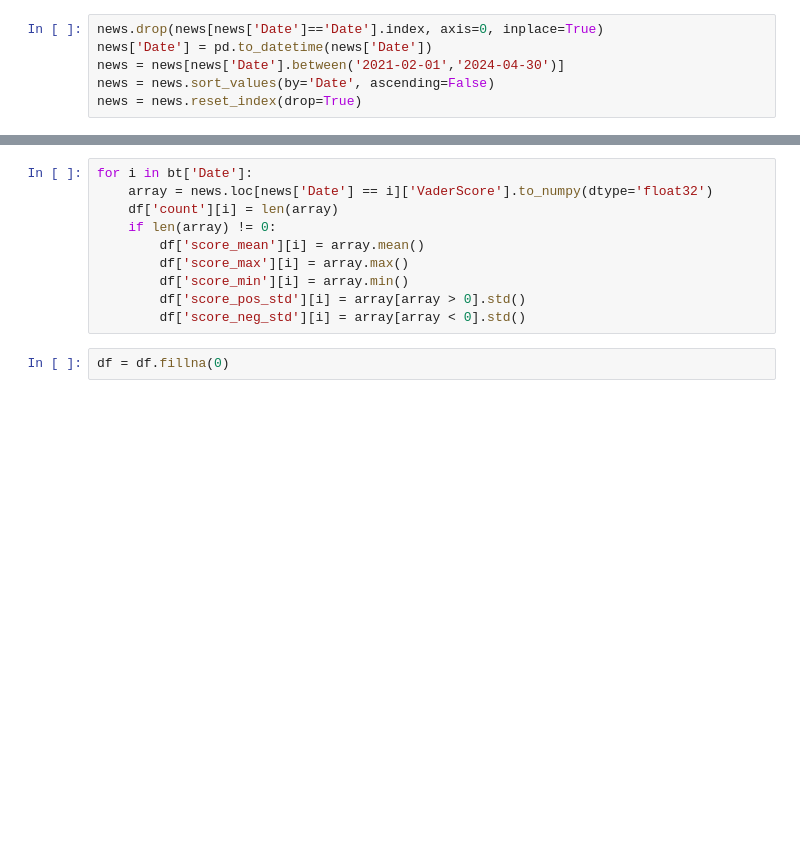
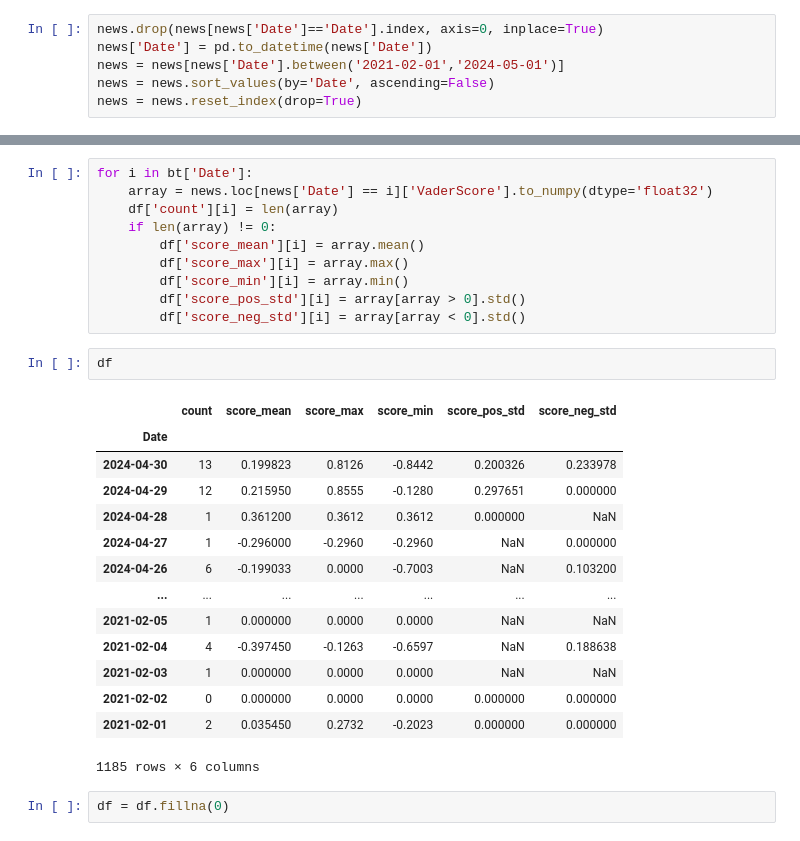
Before and after one commit to kyuhyeokGithub/BTC_volatility, a Jupyter notebook: data_processing/Data_preprocessing.ipynb, the cells around one changed output, grey strips where cells are left out. Drawn from its saved outputs; the diff is of its cells as text; blank space fills up the shorter version.

```diff
--- a/data_processing/Data_preprocessing.ipynb
+++ b/data_processing/Data_preprocessing.ipynb
@@ -74,6 +114,6 @@ news = pd.read_csv("data/news_data_all.csv")
 # %%
 news.drop(news[news['Date']=='Date'].index, axis=0, inplace=True)
 news['Date'] = pd.to_datetime(news['Date'])
-news = news[news['Date'].between('2021-02-01','2024-04-30')]
+news = news[news['Date'].between('2021-02-01','2024-05-01')]
 news = news.sort_values(by='Date', ascending=False)
 news = news.reset_index(drop=True)
@@ -100,6 +156,23 @@ for i in bt['Date']:
         df['score_min'][i] = array.min()
         df['score_pos_std'][i] = array[array > 0].std()
         df['score_neg_std'][i] = array[array < 0].std()
+# %%
+df
+# %% [output]
+|  | count | score_mean | score_max | score_min | score_pos_std | score_neg_std |
+| Date |  |  |  |  |  |  |
+| 2024-04-30 | 13 | 0.199823 | 0.8126 | -0.8442 | 0.200326 | 0.233978 |
+| 2024-04-29 | 12 | 0.215950 | 0.8555 | -0.1280 | 0.297651 | 0.000000 |
+| 2024-04-28 | 1 | 0.361200 | 0.3612 | 0.3612 | 0.000000 | NaN |
+| 2024-04-27 | 1 | -0.296000 | -0.2960 | -0.2960 | NaN | 0.000000 |
+| 2024-04-26 | 6 | -0.199033 | 0.0000 | -0.7003 | NaN | 0.103200 |
+| ... | ... | ... | ... | ... | ... | ... |
+| 2021-02-05 | 1 | 0.000000 | 0.0000 | 0.0000 | NaN | NaN |
+| 2021-02-04 | 4 | -0.397450 | -0.1263 | -0.6597 | NaN | 0.188638 |
+| 2021-02-03 | 1 | 0.000000 | 0.0000 | 0.0000 | NaN | NaN |
+| 2021-02-02 | 0 | 0.000000 | 0.0000 | 0.0000 | 0.000000 | 0.000000 |
+| 2021-02-01 | 2 | 0.035450 | 0.2732 | -0.2023 | 0.000000 | 0.000000 |
+1185 rows × 6 columns
 # %%
 df = df.fillna(0)
 # %%
```
Also changed, not shown: parts of 16 cells of this notebook, 4 other files.
